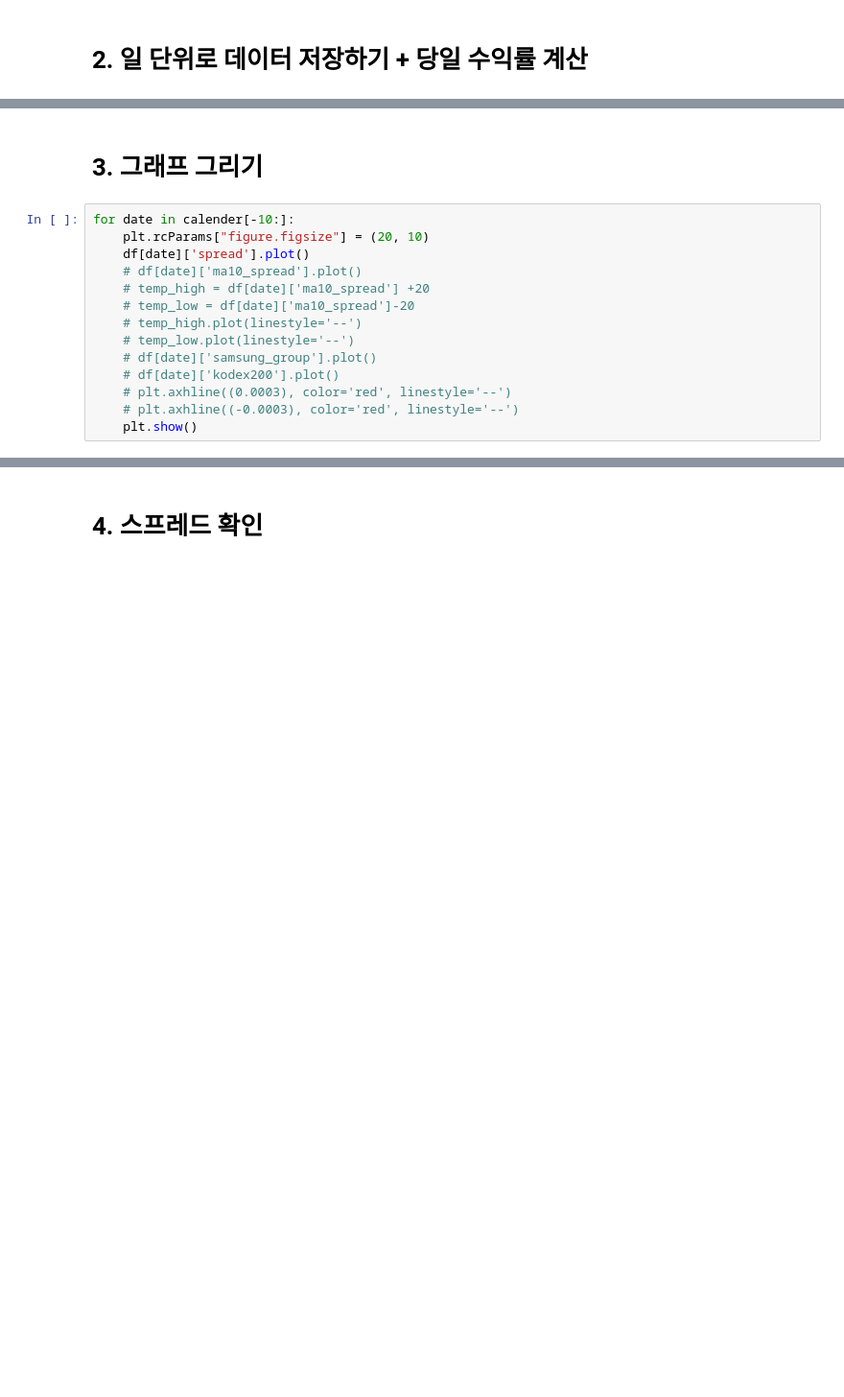
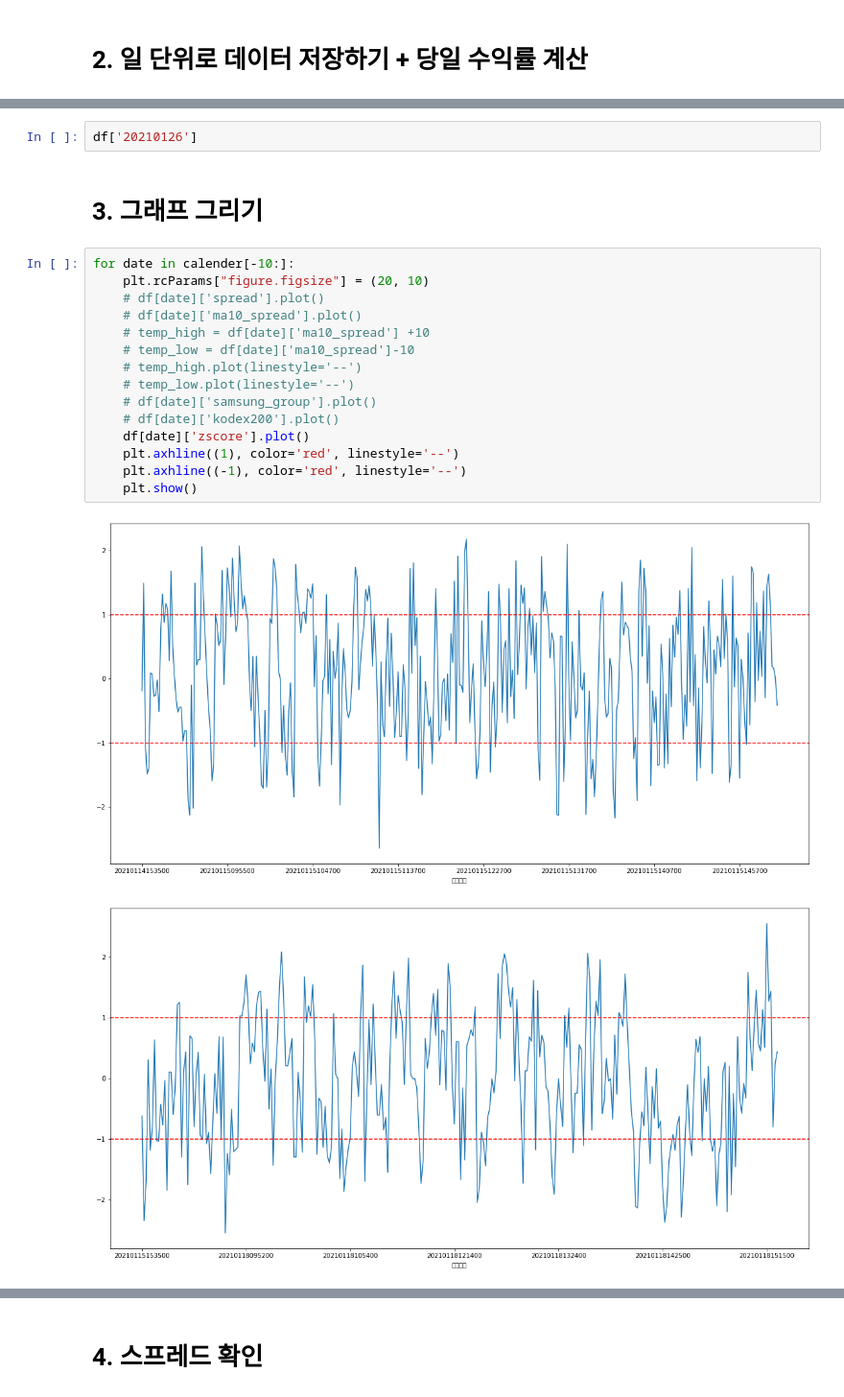
Before and after one commit to hyungchanchoi/AlgorithmTrading_pykiwoom, a Jupyter notebook: analysis/kodex200_samsung_group_analy.ipynb, the cells around one changed output, grey strips where cells are left out. Shown at 96% size. Cells and saved outputs as stored; diff of their text form; blank space fills up the shorter version.

```diff
--- a/analysis/kodex200_samsung_group_analy.ipynb
+++ b/analysis/kodex200_samsung_group_analy.ipynb
@@ -95,19 +94,25 @@ for date in range(20201021,20210120):
     except:
         pass
 calender
+# %%
+df['20210126']
 # %% [markdown]
 # 3. 그래프 그리기
 # %%
 for date in calender[-10:]:
     plt.rcParams["figure.figsize"] = (20, 10)
-    df[date]['spread'].plot()
+    # df[date]['spread'].plot()
     # df[date]['ma10_spread'].plot()
-    # temp_high = df[date]['ma10_spread'] +20
-    # temp_low = df[date]['ma10_spread']-20
+    # temp_high = df[date]['ma10_spread'] +10
+    # temp_low = df[date]['ma10_spread']-10
     # temp_high.plot(linestyle='--')
     # temp_low.plot(linestyle='--')
     # df[date]['samsung_group'].plot()
     # df[date]['kodex200'].plot()
-    # plt.axhline((0.0003), color='red', linestyle='--')
-    # plt.axhline((-0.0003), color='red', linestyle='--')
+    df[date]['zscore'].plot()
+    plt.axhline((1), color='red', linestyle='--')
+    plt.axhline((-1), color='red', linestyle='--')
     plt.show()
+# %% [output]
+[figure, added]
+[figure, added]
```
Also changed, not shown: parts of 23 cells of this notebook.
